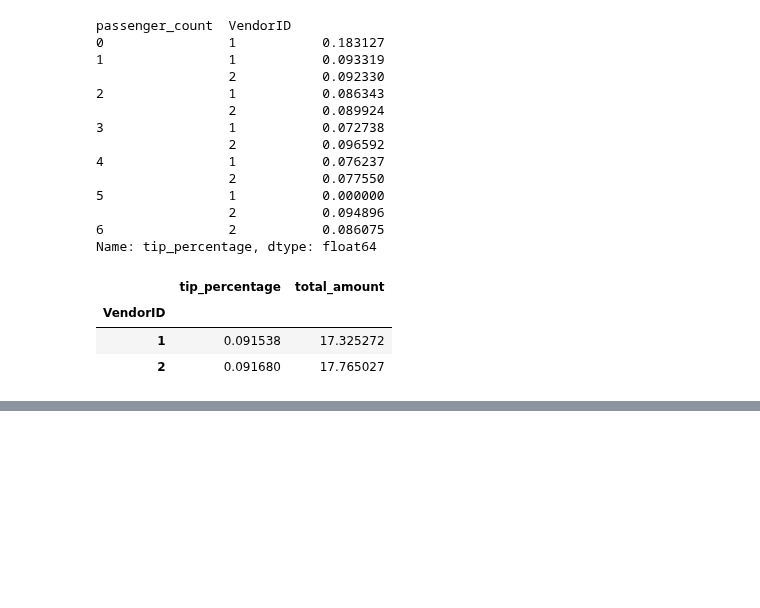
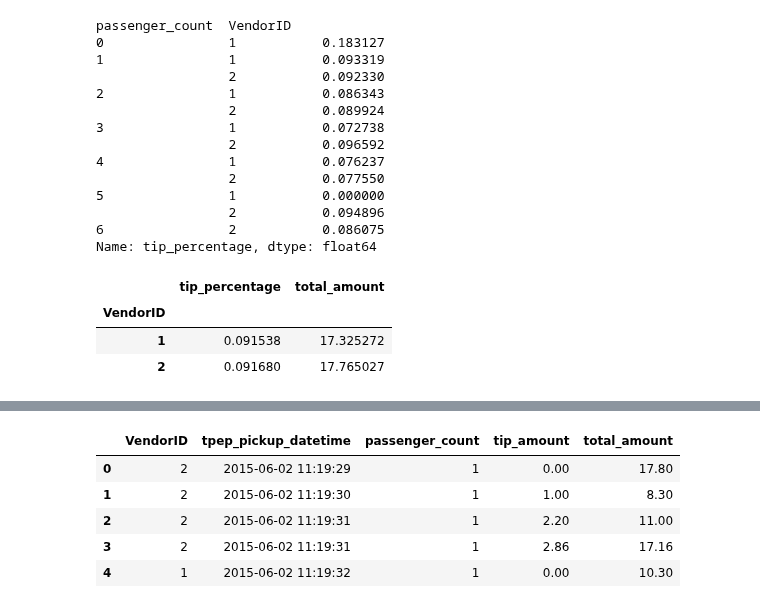
Before and after one commit to reuven/boi-autumn-2024, a Jupyter notebook: Reuven - Dec 26.ipynb, the cells around one changed output, grey strips where cells are left out. Saved outputs shown, nothing was run; the diff lists cells and outputs as text; code cells hidden in the pictures; blank space fills up the shorter version.

```diff
--- a/Reuven - Dec 26.ipynb
+++ b/Reuven - Dec 26.ipynb
@@ -1862,0 +1913,15 @@ df.groupby('VendorID')[['tip_percentage', 'total_amount']].mean()
+# %%
+filename = 'taxi.csv'
+
+df = pd.read_csv(filename,
+                 usecols=['tpep_pickup_datetime',
+                          'VendorID', 'passenger_count', 'total_amount', 'tip_amount'],
+                 parse_dates=['tpep_pickup_datetime'])
+df.head()
+# %% [output]
+|  | VendorID | tpep_pickup_datetime | passenger_count | tip_amount | total_amount |
+| 0 | 2 | 2015-06-02 11:19:29 | 1 | 0.00 | 17.80 |
+| 1 | 2 | 2015-06-02 11:19:30 | 1 | 1.00 | 8.30 |
+| 2 | 2 | 2015-06-02 11:19:31 | 1 | 2.20 | 11.00 |
+| 3 | 2 | 2015-06-02 11:19:31 | 1 | 2.86 | 17.16 |
+| 4 | 1 | 2015-06-02 11:19:32 | 1 | 0.00 | 10.30 |
```
Also changed, not shown: parts of 4 cells of this notebook.
